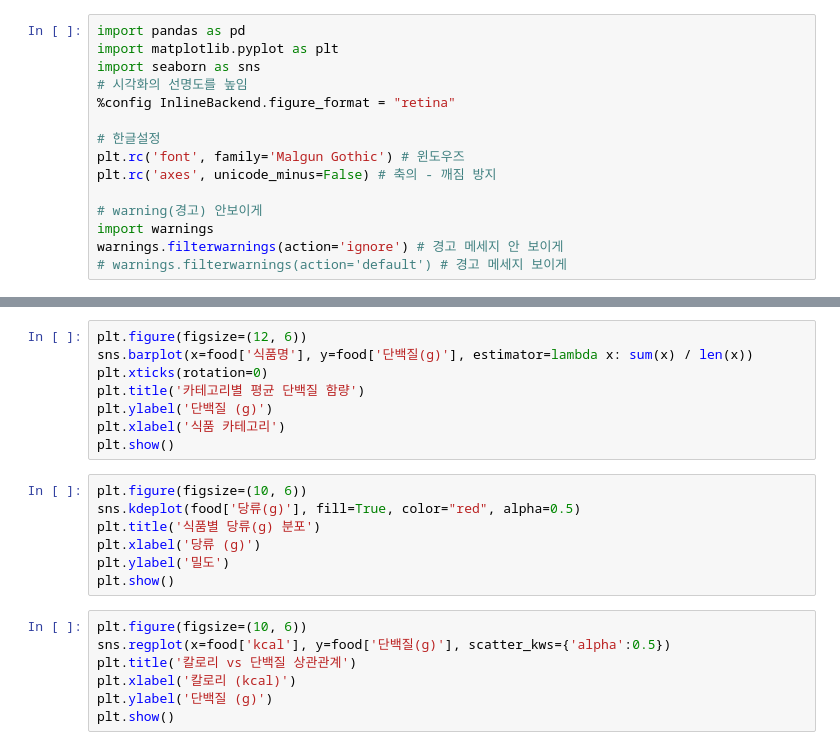
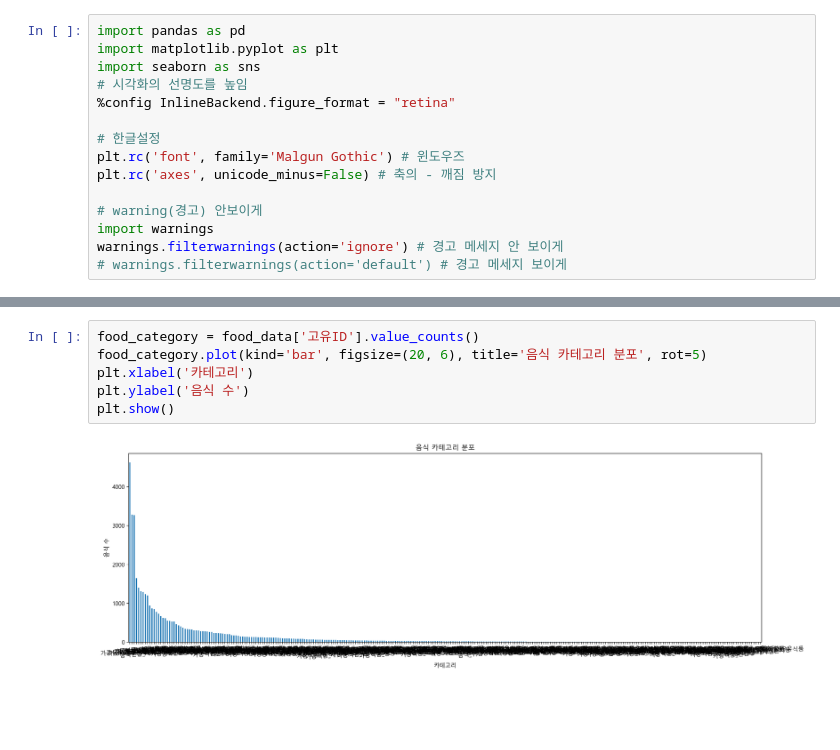
Before and after one commit to minjunK94/2ndProject, a Jupyter notebook: source/시각화.ipynb, the cells around one changed output, grey strips where cells are left out. Cells and saved outputs as stored; diff of their text form; blank space fills up the shorter version.

```diff
--- a/source/시각화.ipynb
+++ b/source/시각화.ipynb
@@ -68,22 +34,8 @@ plt.show()
-# %%
-plt.figure(figsize=(12, 6))
-sns.barplot(x=food['식품명'], y=food['단백질(g)'], estimator=lambda x: sum(x) / len(x))
-plt.xticks(rotation=0)
-plt.title('카테고리별 평균 단백질 함량')
-plt.ylabel('단백질 (g)')
-plt.xlabel('식품 카테고리')
-plt.show()
-# %%
-plt.figure(figsize=(10, 6))
-sns.kdeplot(food['당류(g)'], fill=True, color="red", alpha=0.5)
-plt.title('식품별 당류(g) 분포')
-plt.xlabel('당류 (g)')
-plt.ylabel('밀도')
-plt.show()
-# %%
-plt.figure(figsize=(10, 6))
-sns.regplot(x=food['kcal'], y=food['단백질(g)'], scatter_kws={'alpha':0.5})
-plt.title('칼로리 vs 단백질 상관관계')
-plt.xlabel('칼로리 (kcal)')
-plt.ylabel('단백질 (g)')
-plt.show()
+# %%
+food_category = food_data['고유ID'].value_counts()
+food_category.plot(kind='bar', figsize=(20, 6), title='음식 카테고리 분포', rot=5)
+plt.xlabel('카테고리')
+plt.ylabel('음식 수')
+plt.show()
+# %% [output]
+[figure, added]
```
Also changed, not shown: parts of 9 cells of this notebook, 4 other files.
